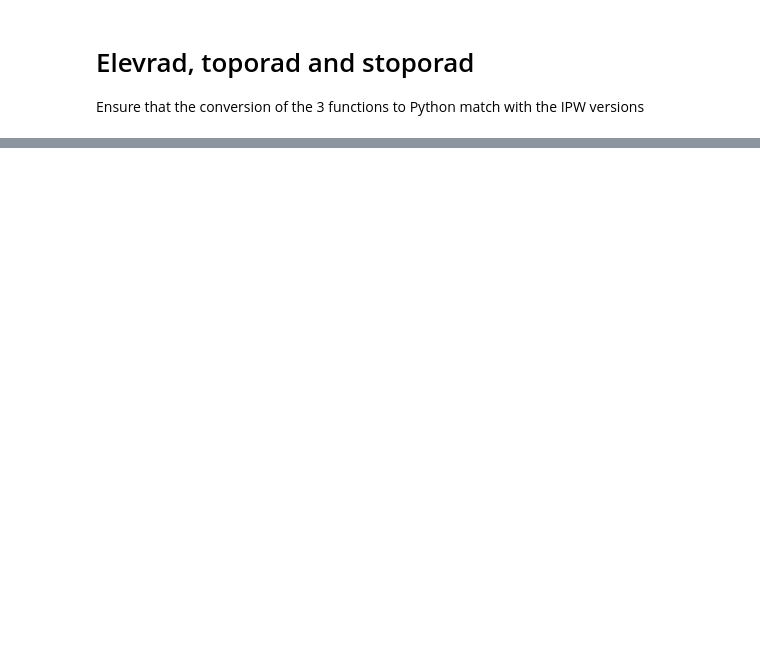
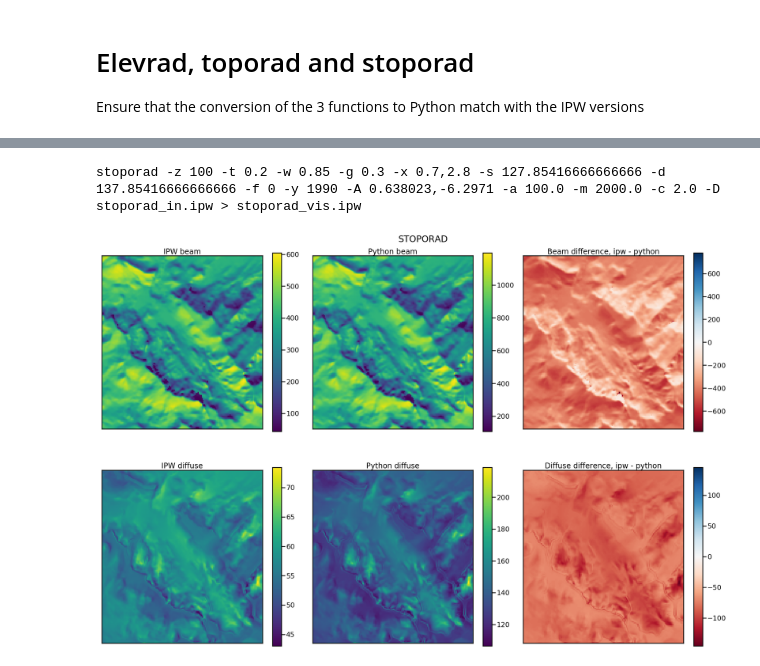
Before and after one commit to USDA-ARS-NWRC/smrf, a Jupyter notebook: notebooks/toporad_comparison.ipynb, the cells around one changed output, grey strips where cells are left out. Drawn from its saved outputs; the diff is of its cells as text; code cells hidden in the pictures; blank space fills up the shorter version.

```diff
--- a/notebooks/toporad_comparison.ipynb
+++ b/notebooks/toporad_comparison.ipynb
@@ -256,0 +266,80 @@ for a in ax.flatten():
+# %%
+# stoporad for visible
+min_storm_day = 10.0
+wy_day, wyear = utils.water_day(date_time)
+tz_min_west = int(np.abs(date_time.utcoffset().total_seconds()/60))
+
+# IPW stoporad
+cmd_vis = f"stoporad -z {tau_elevation} -t {tau} -w {omega} -g {scattering_factor} -x 0.7,2.8 -s {wy_day - min_storm_day} " \
+        f"-d {wy_day} -f {tz_min_west} -y {wyear} -A {cosz},{azimuth} -a {grain_size} -m {max_grain} -c {dirt} -D stoporad_in.ipw > stoporad_vis.ipw"
+
+print(cmd_vis)
+visp = sp.Popen(cmd_vis, shell=True)
+visp.wait()
+
+stoporad_ipw = ipw.IPW('stoporad_vis.ipw')
+
+# Python stoporad
+srad_beam, srad_diffuse = toporad.stoporad_ipw(
+    tau_elevation,
+    tau,
+    omega,
+    scattering_factor,
+    wavelength_range=[0.28, 0.7],
+    start=min_storm_day,
+    current_day=wy_day,
+    time_zone=tz_min_west,
+    year=wyear,
+    latitude=topo.basin_lat,
+    longitude=topo.basin_long,
+    cosz=cosz,
+    azimuth=azimuth,
+    grain_size=100,
+    max_grain=700,
+    dirt=2,
+    solar_irradiance=solar_irradiance,
+    topo=topo)
+
+# Plot
+fig, ax = plt.subplots(2, 3, figsize = (30, 20))
+fig.subplots_adjust(left=0.02, bottom=0.06, right=0.95, top=0.94, wspace=0.05)
+fig.suptitle('STOPORAD')
+
+# IPW originals
+im0 = ax[0, 0].imshow(stoporad_ipw.bands[0].data)
+ax[0, 0].set_title('IPW beam')
+fig.colorbar(im0, ax=ax[0, 0])
+
+im0 = ax[1, 0].imshow(stoporad_ipw.bands[1].data)
+ax[1, 0].set_title('IPW diffuse')
+fig.colorbar(im0, ax=ax[1, 0])
+
+# Python elevrad
+im0 = ax[0, 1].imshow(srad_beam)
+ax[0, 1].set_title('Python beam')
+fig.colorbar(im0, ax=ax[0, 1])
+
+im0 = ax[1, 1].imshow(srad_diffuse)
+ax[1, 1].set_title('Python diffuse')
+fig.colorbar(im0, ax=ax[1, 1])
+
+# difference
+d = stoporad_ipw.bands[0].data - srad_beam
+var_lim = max([abs(d.min()), abs(d.max())])
+im2 = ax[0, 2].imshow(d, cmap='RdBu', vmin=-var_lim, vmax=var_lim)
+ax[0, 2].set_title('Beam difference, ipw - python')
+fig.colorbar(im2, ax=ax[0, 2])
+
+d = stoporad_ipw.bands[1].data - srad_diffuse
+var_lim = max([abs(d.min()), abs(d.max())])
+im2 = ax[1, 2].imshow(d, cmap='RdBu', vmin=-var_lim, vmax=var_lim)
+ax[1, 2].set_title('Diffuse difference, ipw - python')
+fig.colorbar(im2, ax=ax[1, 2])
+
+# remove the x and y ticks
+for a in ax.flatten():
+    a.set_xticks([])
+    a.set_yticks([])
+# %% [output]
+stoporad -z 100 -t 0.2 -w 0.85 -g 0.3 -x 0.7,2.8 -s 127.85416666666666 -d 137.85416666666666 -f 0 -y 1990 -A 0.638023,-6.2971 -a 100.0 -m 2000.0 -c 2.0 -D stoporad_in.ipw > stoporad_vis.ipw
+[figure, added]
```
Also changed, not shown: parts of 8 cells of this notebook, 3 other files.
